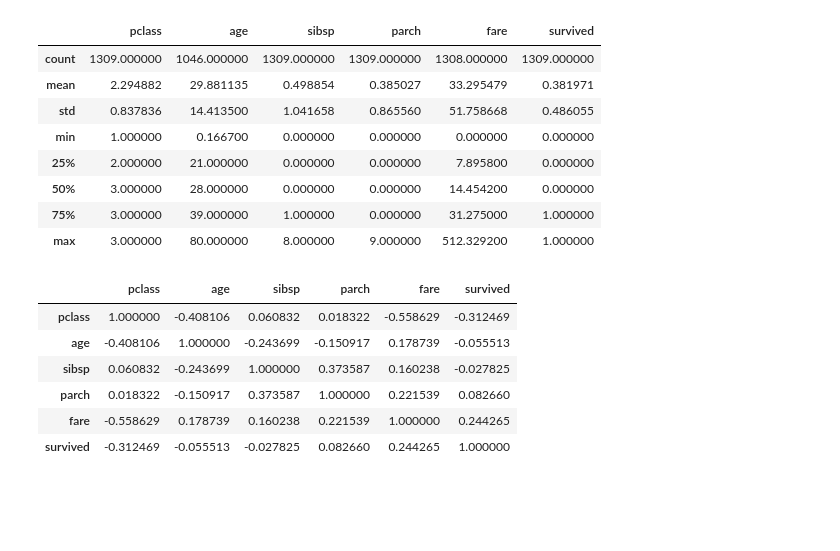
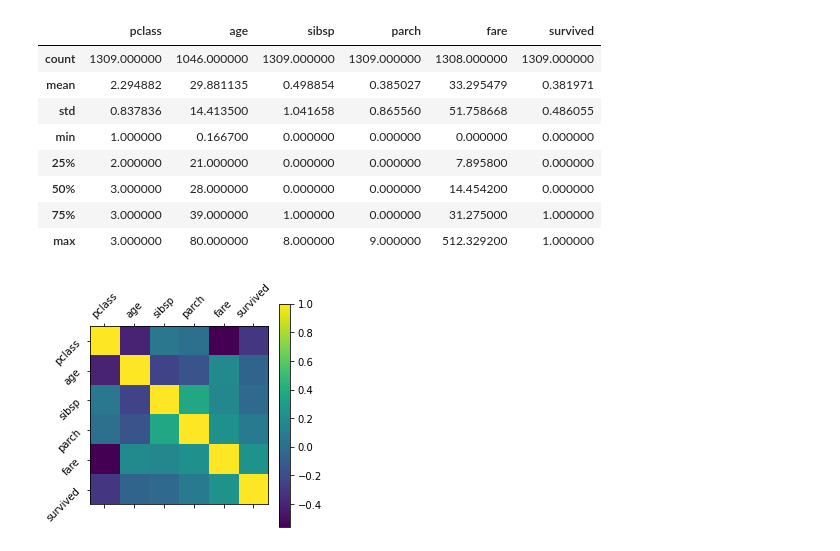
Before and after one commit to LZY199/PracticalAI, a Jupyter notebook: Pandas.ipynb, the cells around one changed output. Drawn from its saved outputs; the diff is of its cells as text; code cells hidden in the pictures; blank space fills up the shorter version.

```diff
--- a/Pandas.ipynb
+++ b/Pandas.ipynb
@@ -45,15 +49,14 @@ df.describe()
 | 50% | 3.000000 | 28.000000 | 0.000000 | 0.000000 | 14.454200 | 0.000000 |
 | 75% | 3.000000 | 39.000000 | 1.000000 | 0.000000 | 31.275000 | 1.000000 |
 | max | 3.000000 | 80.000000 | 8.000000 | 9.000000 | 512.329200 | 1.000000 |
-# %%
-# Correlation matrix
-df.corr()
-#plt.matshow(df.corr())
-# %% [output]
-|  | pclass | age | sibsp | parch | fare | survived |
-| pclass | 1.000000 | -0.408106 | 0.060832 | 0.018322 | -0.558629 | -0.312469 |
-| age | -0.408106 | 1.000000 | -0.243699 | -0.150917 | 0.178739 | -0.055513 |
-| sibsp | 0.060832 | -0.243699 | 1.000000 | 0.373587 | 0.160238 | -0.027825 |
-| parch | 0.018322 | -0.150917 | 0.373587 | 1.000000 | 0.221539 | 0.082660 |
-| fare | -0.558629 | 0.178739 | 0.160238 | 0.221539 | 1.000000 | 0.244265 |
-| survived | -0.312469 | -0.055513 | -0.027825 | 0.082660 | 0.244265 | 1.000000 |
+# %%
+# Correlation matrix
+# df.corr()
+plt.matshow(df.corr())
+continues_features = df.describe().columns
+plt.xticks(range(len(continues_features)),continues_features,rotation='45')
+plt.yticks(range(len(continues_features)),continues_features,rotation='45')
+plt.colorbar()
+plt.show()
+# %% [output]
+[figure, added]
```
Also changed, not shown: parts of 9 cells of this notebook.
